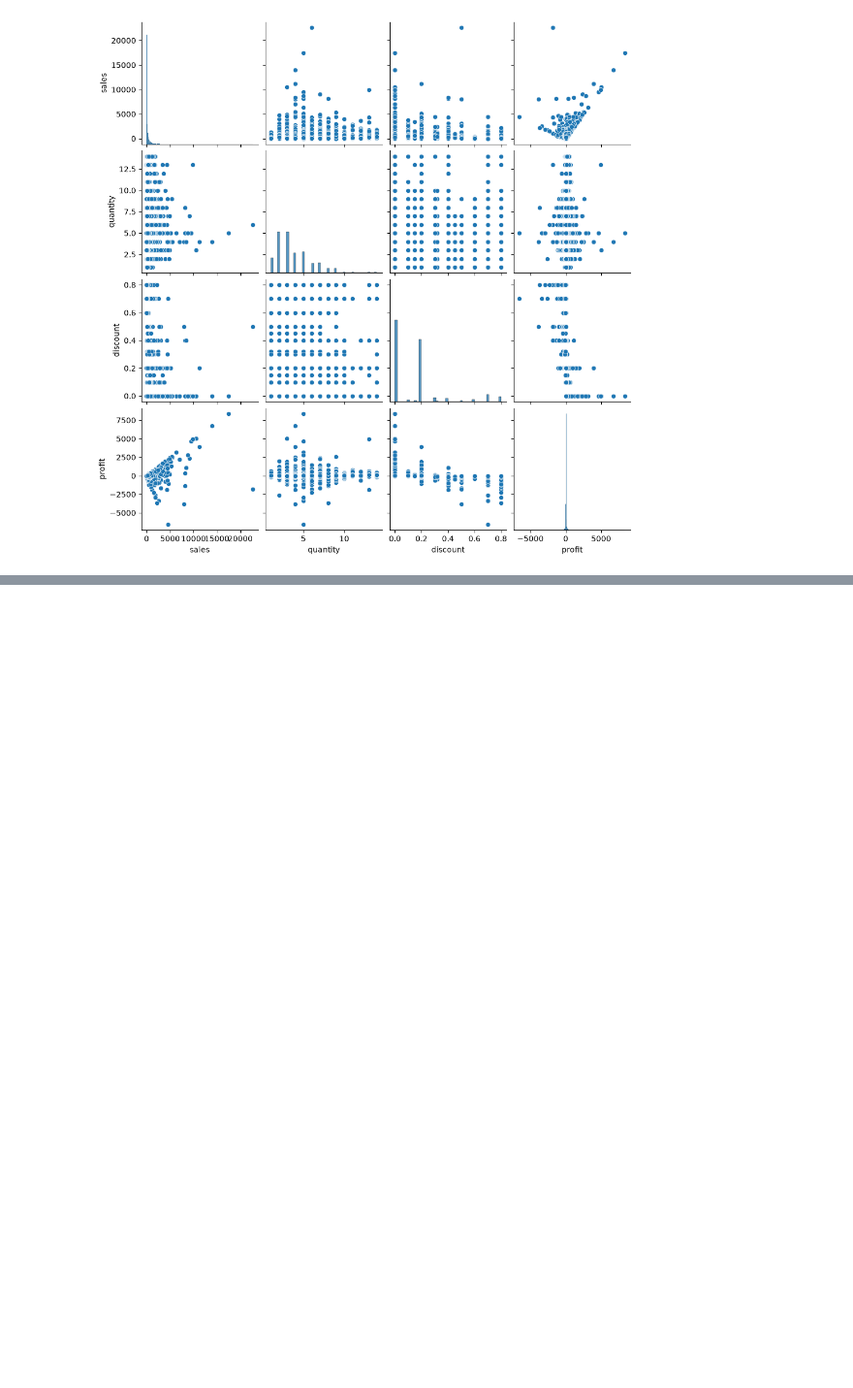
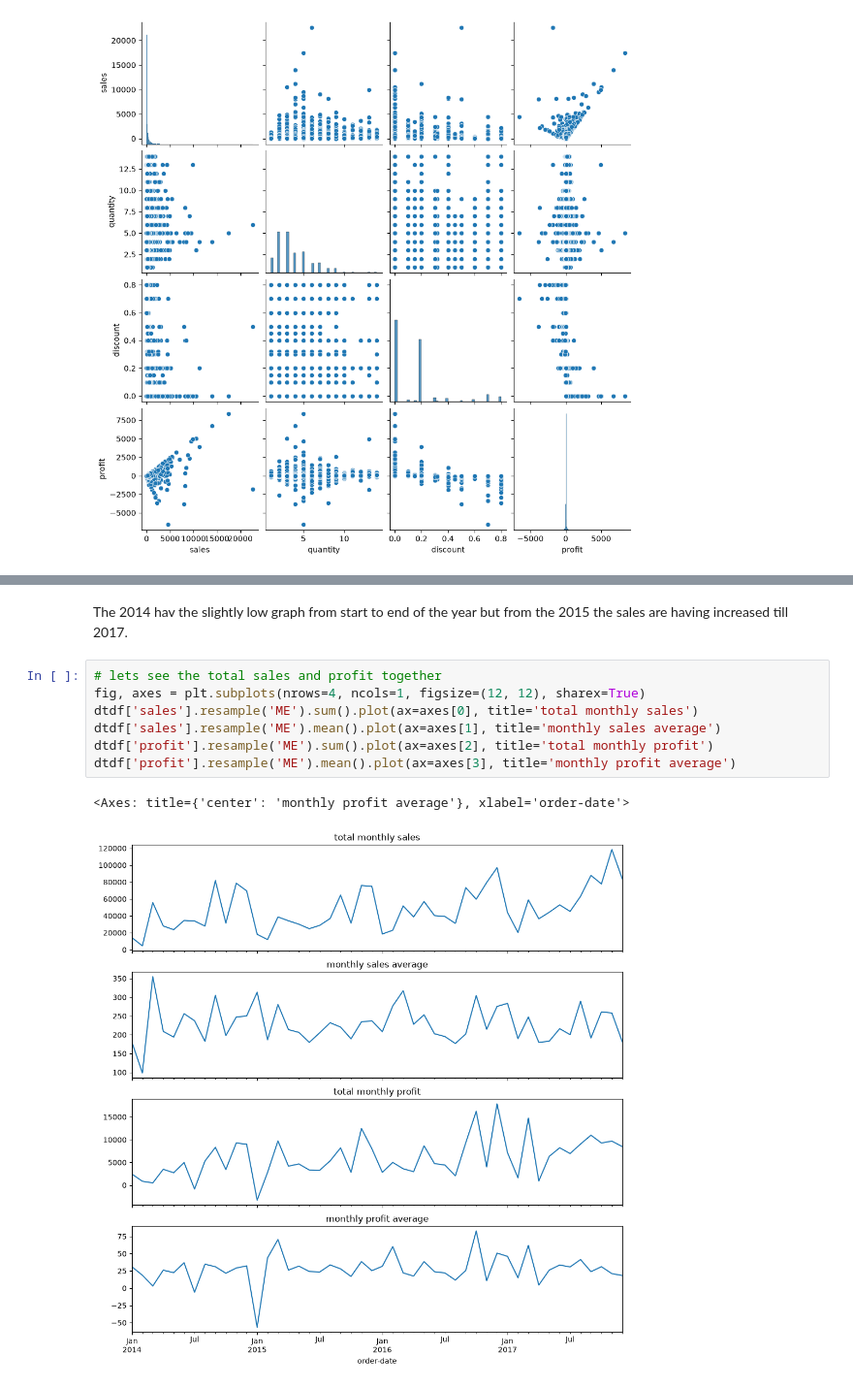
Before and after one commit to OnkarGhadage/superstore-sales-analysis, a Jupyter notebook: notebooks/eda.ipynb, the cells around one changed output, grey strips where cells are left out. Shown at 97% size. Drawn from its saved outputs; the diff is of its cells as text; blank space fills up the shorter version.

```diff
--- a/notebooks/eda.ipynb
+++ b/notebooks/eda.ipynb
@@ -1068,0 +1145,12 @@ sns.pairplot(df)
+# %% [markdown]
+The 2014 hav the slightly low graph from start to end of the year but from the 2015 the sales are having increased till 2017.
+# %%
+# lets see the total sales and profit together
+fig, axes = plt.subplots(nrows=4, ncols=1, figsize=(12, 12), sharex=True)
+dtdf['sales'].resample('ME').sum().plot(ax=axes[0], title='total monthly sales')
+dtdf['sales'].resample('ME').mean().plot(ax=axes[1], title='monthly sales average')
+dtdf['profit'].resample('ME').sum().plot(ax=axes[2], title='total monthly profit')
+dtdf['profit'].resample('ME').mean().plot(ax=axes[3], title='monthly profit average')
+# %% [output]
+<Axes: title={'center': 'monthly profit average'}, xlabel='order-date'>
+[figure, added]
```
Also changed, not shown: parts of 45 cells of this notebook.
